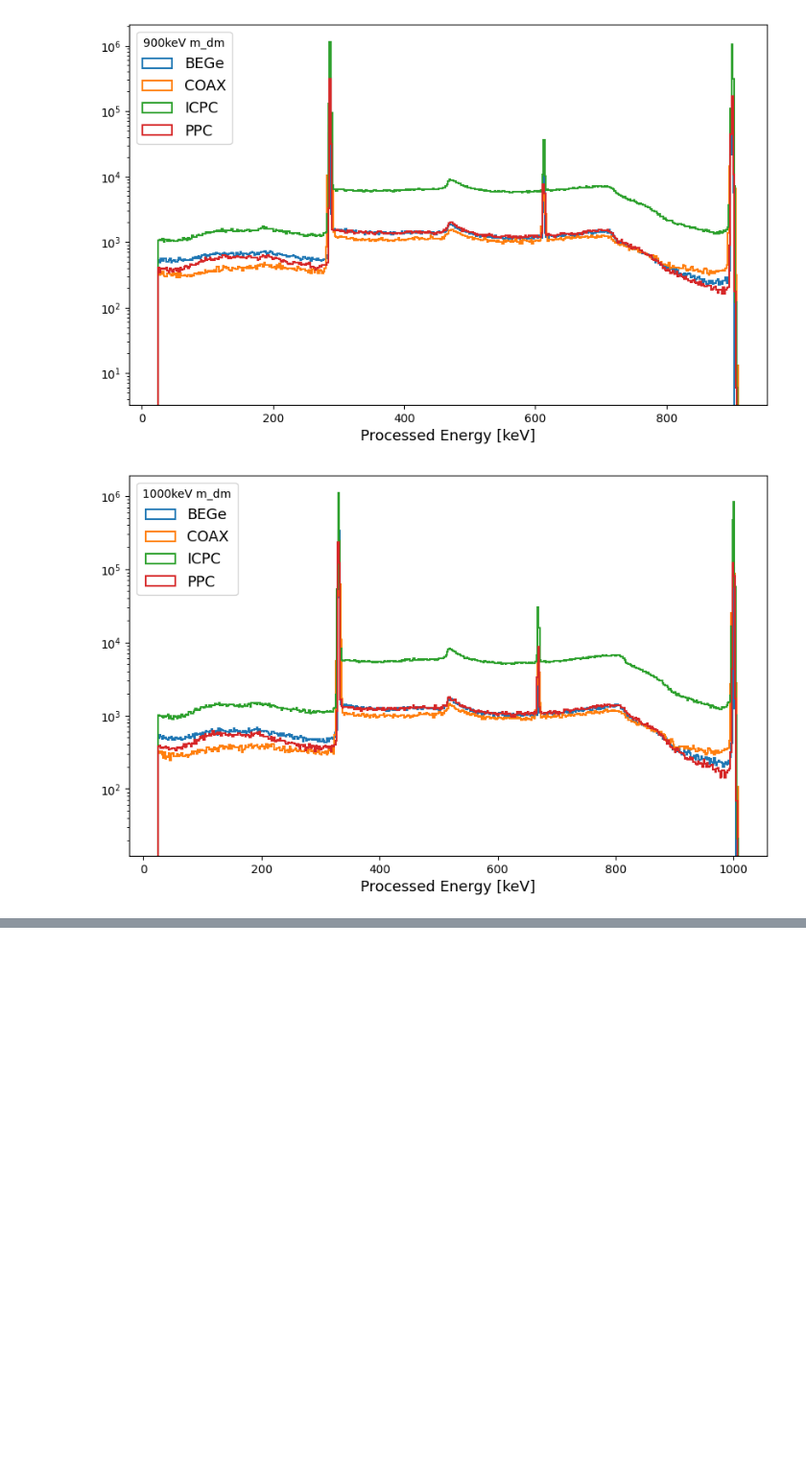
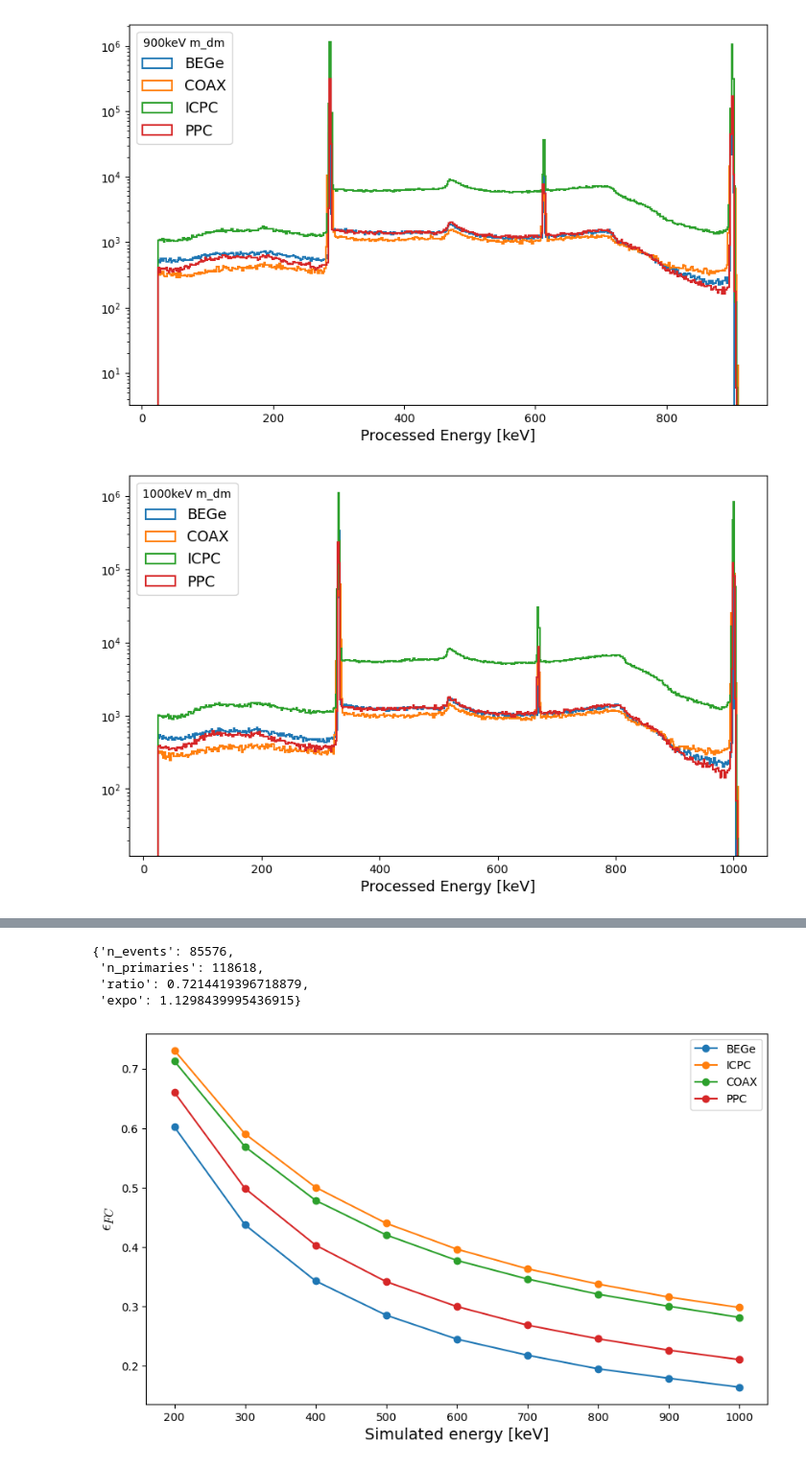
Before and after one commit to fraborra/bosonic-DM, a Jupyter notebook: dark-compton-analysis.ipynb, the cells around one changed output, grey strips where cells are left out. Shown at 96% size. Saved outputs shown, nothing was run; the diff lists cells and outputs as text; code cells hidden in the pictures; blank space fills up the shorter version.

```diff
--- a/dark-compton-analysis.ipynb
+++ b/dark-compton-analysis.ipynb
@@ -164,0 +121,48 @@ for ene in tqdm(simulated_energies):
+# %%
+eres_dict = Props.read_from(f"{dictionaries_dir}/eres_per_det_tot.yaml")
+# %%
+ratio_dict = compute_ratio_from_lazyframe(
+    lf,
+    eres_dict,
+    simulated_energies,
+    rawid_by_det_type,
+    chmap,
+)
+# %%
+ratio_dict[200]['V02160A']
+# %% [output]
+{'n_events': 85576,
+ 'n_primaries': 118618,
+ 'ratio': 0.7214419396718879,
+ 'expo': 1.1298439995436915}
+# %%
+ratio_dict_means = get_mean_fcc_det_type(ratio_dict, key = "ratio", weight_key = "expo")
+# %%
+B = []
+C = []
+I = []
+P = []
+
+for ene in ratio_dict_means.keys():
+
+    B.append(ratio_dict_means[ene]['BEGe'])
+    I.append(ratio_dict_means[ene]['ICPC'])
+    C.append(ratio_dict_means[ene]['COAX'])
+    P.append(ratio_dict_means[ene]['PPC'])
+# %%
+x = ratio_dict_means.keys()
+plt.rcParams["mathtext.fontset"] = "cm"
+plt.figure(figsize=(10,6))
+
+plt.plot(x, B, marker = 'o', label = 'BEGe')
+plt.plot(x, I, marker = 'o', label = 'ICPC')
+plt.plot(x, C, marker = 'o', label = 'COAX')
+plt.plot(x, P, marker = 'o', label = 'PPC')
+
+plt.xlabel('Simulated energy [keV]', fontsize = 14)
+plt.ylabel(r"$\epsilon_{FC}$", fontsize = 15)
+plt.legend()
+plt.savefig('./plots/dark-compton/FC-eff_det-type_dark-compton.png', dpi = 500)
+plt.show()
+# %% [output]
+[figure, added]
```
Also changed, not shown: parts of 14 cells of this notebook, 4 other files.
